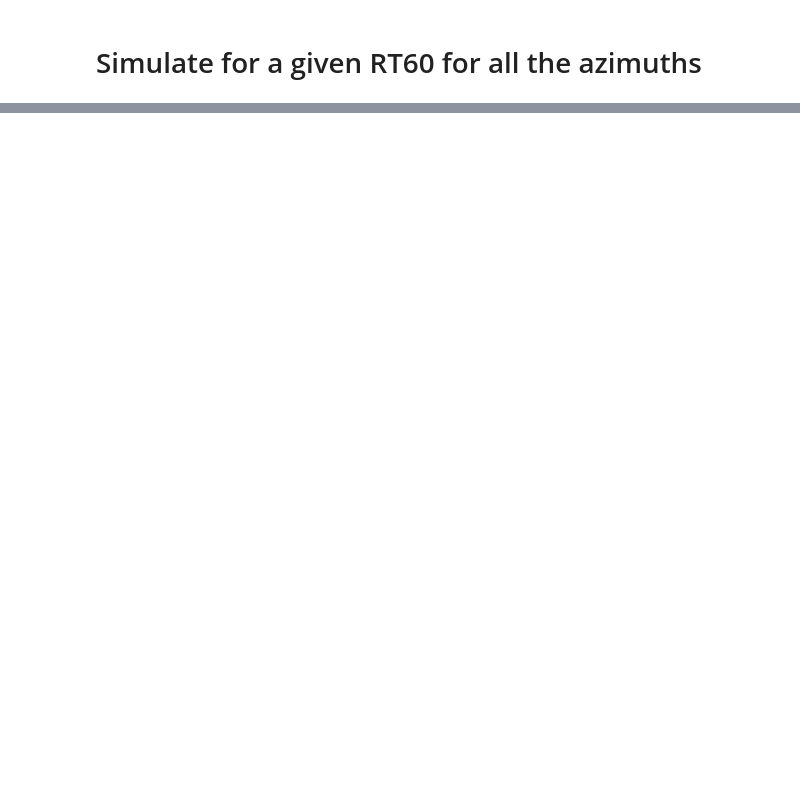
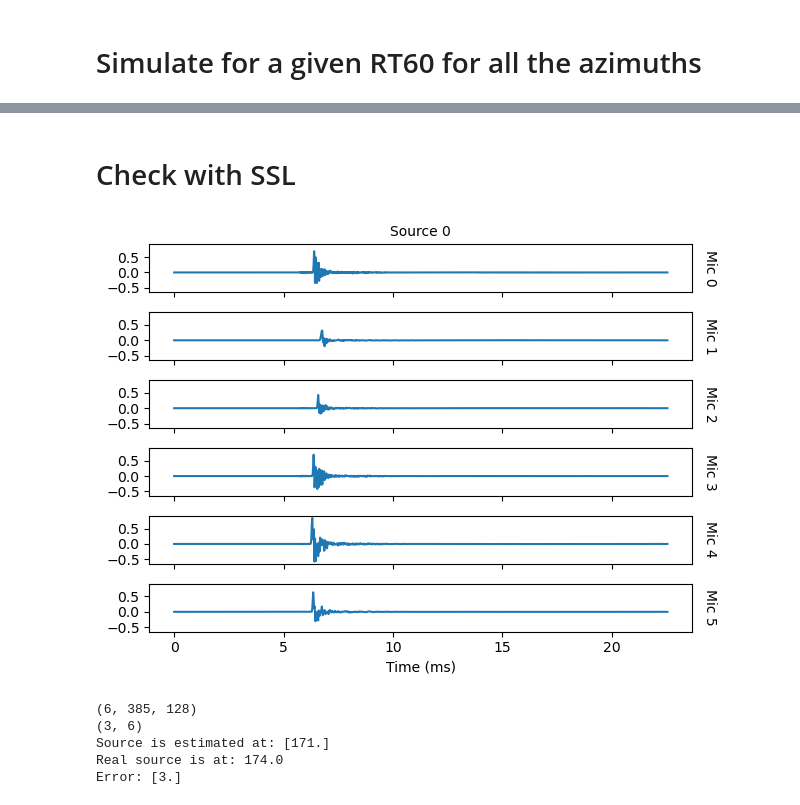
Before and after one commit to Chutlhu/shamans, a Jupyter notebook: shamans/spear_atf_to_pra_dir.ipynb, the cells around one changed output, grey strips where cells are left out. Drawn from its saved outputs; the diff is of its cells as text; code cells hidden in the pictures; blank space fills up the shorter version.

```diff
--- a/shamans/spear_atf_to_pra_dir.ipynb
+++ b/shamans/spear_atf_to_pra_dir.ipynb
@@ -424,0 +435,74 @@ with open(path_to_out_pkl, 'wb') as f:
+# %% [markdown]
+# Check with SSL
+# %%
+duration = 1
+source = np.random.randn(fs * duration)
+
+# The desired reverberation time and dimensions of the room
+fs = 48000 # int(fs)
+room_dim = [6, 4, 3]  # meters
+
+energy_absorption = 0.1
+max_order = 0
+
+array_center = [2.64, 1.54, 1.81]
+
+room = pra.ShoeBox(
+    p=[5, 4, 3],
+    materials=pra.Material(energy_absorption),
+    fs=fs,
+    max_order=max_order,
+)
+
+spear_array = pra.directivities.MeasuredDirectivityFile(
+    path=path_to_out_sofa,  # SOFA file is in the database
+    fs=room.fs,
+)
+# Create a rotation object to orient the microphones.
+rot_obj = pra.direction.Rotation3D([0, 0, 0], "xyz", degrees=True)
+
+
+for i in range(nChan):
+    dir_obj = spear_array.get_mic_directivity(i, orientation=rot_obj)
+    # for a head-related transfer function, the microphone should be co-located
+    room.add_microphone(array_center, directivity=dir_obj)
+
+# provide the source position with respect to the microphone center
+azimuth_true = np.random.choice(np.arange(0, 360, 6))
+elevation = 90
+distance = 1.4
+
+src_pos = pra.doa.utils.spher2cart(azimuth_true, elevation, distance, degrees=True) * np.array([1, 1, 0])
+src_pos += array_center
+room.add_source(src_pos, signal=source)
+
+room.simulate(snr=30)
+
+room.plot_rir()
+plt.show()
+
+# create frequency-domain input for DOA algorithms
+X = pra.transform.stft.analysis(
+    room.mic_array.signals.T, nfft, nfft // 2, win=np.hanning(nfft)
+)
+X = np.swapaxes(X, 2, 0)
+print(X.shape)
+print(mic_pos_easycom.shape)
+
+azimuth_true = np.deg2rad(azimuth_true)
+
+# perform DOA estimation
+doa = pra.doa.algorithms['MUSIC'](mic_pos_easycom, fs, nfft)
+doa.locate_sources(X)
+
+# evaluate result
+print("Source is estimated at:", np.rad2deg(doa.azimuth_recon))
+print("Real source is at:", np.rad2deg(azimuth_true))
+print("Error:", np.rad2deg(pra.doa.circ_dist(azimuth_true, doa.azimuth_recon)))
+# %% [output]
+[figure, added]
+(6, 385, 128)
+(3, 6)
+Source is estimated at: [171.]
+Real source is at: 174.0
+Error: [3.]
```
Also changed, not shown: parts of 5 cells of this notebook, 5 other files.
